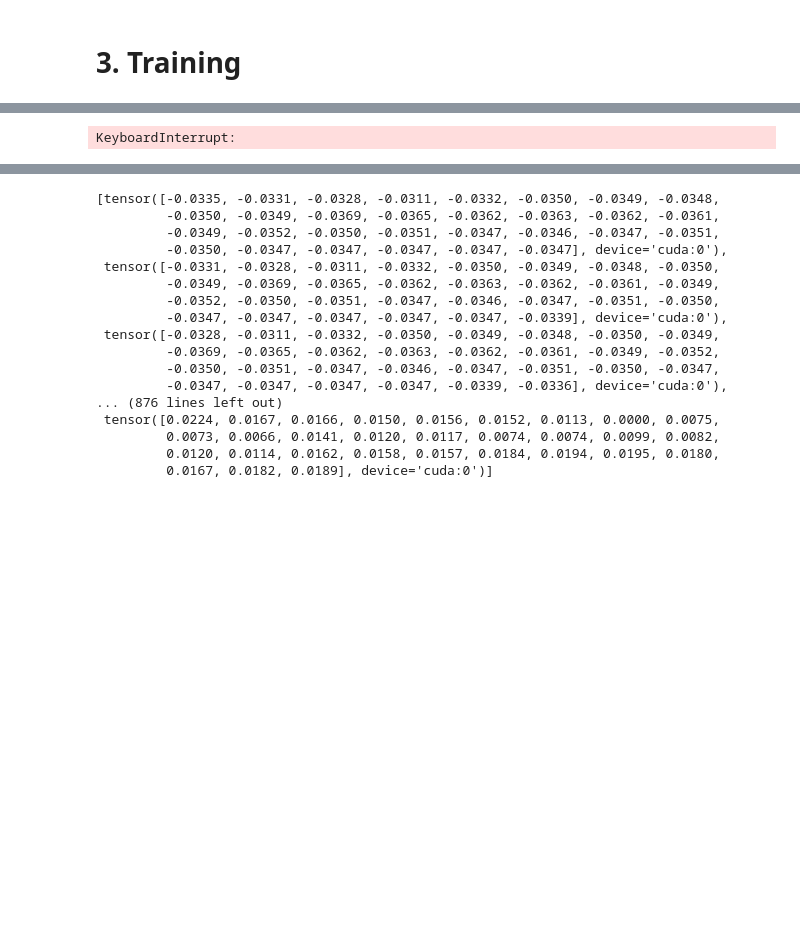
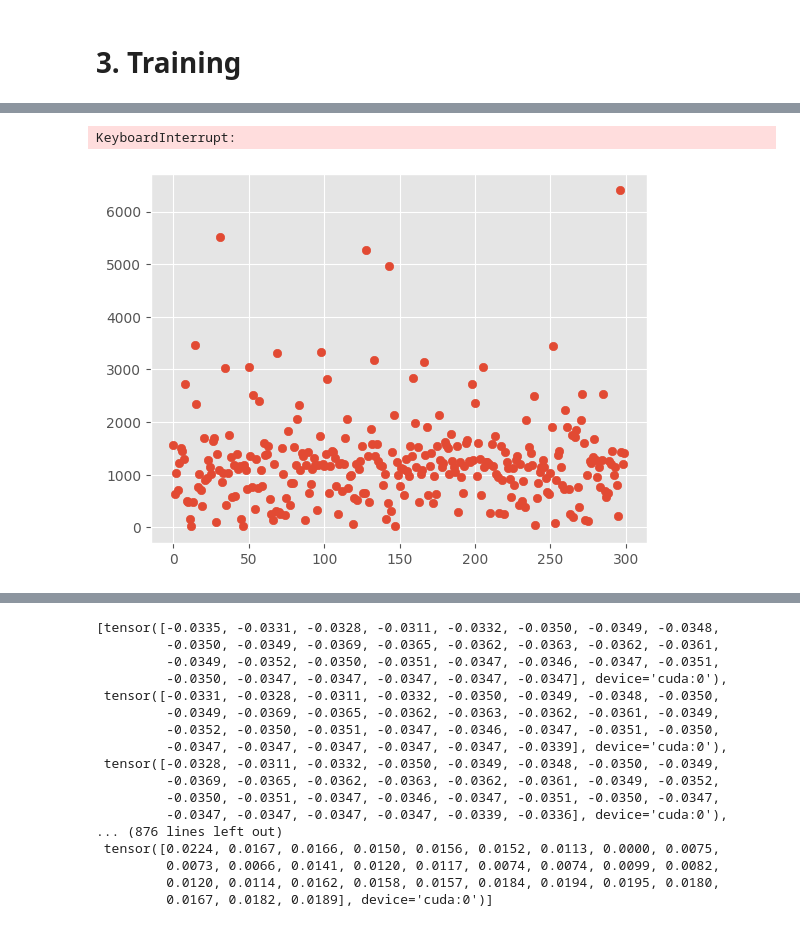
Before and after one commit to RicardoRamautar/AI-Trading-Bot, a Jupyter notebook: PricePrediction - standard/price_prediction.ipynb, the cells around one changed output, grey strips where cells are left out. Saved outputs shown, nothing was run; the diff lists cells and outputs as text; code cells hidden in the pictures; blank space fills up the shorter version.

```diff
--- a/PricePrediction - standard/price_prediction.ipynb
+++ b/PricePrediction - standard/price_prediction.ipynb
@@ -42,7 +42,7 @@ data = list(df.iloc[:, 3])
 # Reshape price data to be 2D -> required by MinMaxScaler
 data = np.array(data).reshape(-1, 1)
 
-seq_length = 30
+seq_length = 60
 
 # X, y = create_dataset(data_normalized, seq_length)
 X, y = create_dataset(data, seq_length)
@@ -191,6 +191,23 @@ def normalize(X, y, train_indices, test_indices):
     y_test_tensor = torch.tensor(y_test_normalized, dtype=torch.float32)
 
     return X_train_tensor, y_train_tensor, X_test_tensor, y_test_tensor
+
+def normalize_test(X, y):
+    # Normalize the test data using the fitted scaler from the training data
+    X_test_reshaped = X.reshape(-1, X.shape[-1])
+    y_test_reshaped = y.reshape(-1, y.shape[-1])
+
+    X_test_normalized = feature_scaler.transform(X_test_reshaped)
+    y_test_normalized = label_scaler.transform(y_test_reshaped)
+
+    # Reshape back to 3D
+    X_test_normalized = X_test_normalized.reshape(X.shape)
+    y_test_normalized = y_test_normalized.reshape(y.shape)
+
+    X_test_tensor = torch.tensor(X_test_normalized, dtype=torch.float32)
+    y_test_tensor = torch.tensor(y_test_normalized, dtype=torch.float32)
+
+    return X_test_tensor, y_test_tensor
 # %%
 class ModelInfo():
     def __init__(self):
@@ -229,6 +246,10 @@ for fold, (train_indices, val_indices) in enumerate(kf.split(X_train)):
 
     for epoch in range(num_epochs):
         # print(f'epoch {epoch}')
+        epochs_wo_improvement = 0
+        if epochs_wo_improvement > 15:
+            print('early stopping!')
+            continue
 
         for i, data in enumerate(train_loader, 0):
             inputs, targets = data
@@ -283,8 +304,37 @@ for fold, (train_indices, val_indices) in enumerate(kf.split(X_train)):
         if results[fold].loss > val_results.loss:
             results[fold] = copy.copy(val_results)
             print(f'epoch {epoch} | validation loss: {val_results.loss} | new best model!')
+            epochs_wo_improvement = 0
         else:
             print(f'epoch {epoch} | validation loss: {val_results.loss}')
+            epochs_wo_improvement += 1
+
+
+
+    X_test_norm, y_test_norm = normalize_test(X_test, y_test)
+
+    lstm_test = LSTM(num_classes, input_size, hidden_size, num_layers, X_train.shape[1], fc_features).to(device)
+
+    lstm_test.load_state_dict(results[fold].model)
+
+    # Set the model to evaluation mode
+    lstm_test.eval()
+
+    X_test_norm = X_test_norm.to(device)
+    test_output = lstm_test.forward(X_test_norm).to(device)
+
+    test_output_np = test_output.cpu().data.numpy()
+    test_labels_np     = y_test_norm.data.numpy()
+    test_labels_np = test_labels_np.reshape(test_labels_np.shape[0], 1)
+
+    X_plot = feature_scaler.inverse_transform(test_output_np)
+    y_plot = feature_scaler.inverse_transform(test_labels_np)
+
+    errors = np.abs(X_plot - y_plot)
+    avg_error = np.mean(errors)
+    print(f'Average test error: {avg_error}\n')
+
+    plt.scatter(np.arange(len(errors)), errors)
 # %% [output]
 ----------
 FOLD 0
@@ -306,4 +356,5 @@ epoch 0 | validation loss: 0.00041368677081663916 | new best model!
 KeyboardInterrupt:
+[figure, added]
 # %%
 def normalize_test(X, y):
     # Normalize the test data using the fitted scaler from the training data
```
Also changed, not shown: parts of 3 cells of this notebook.
